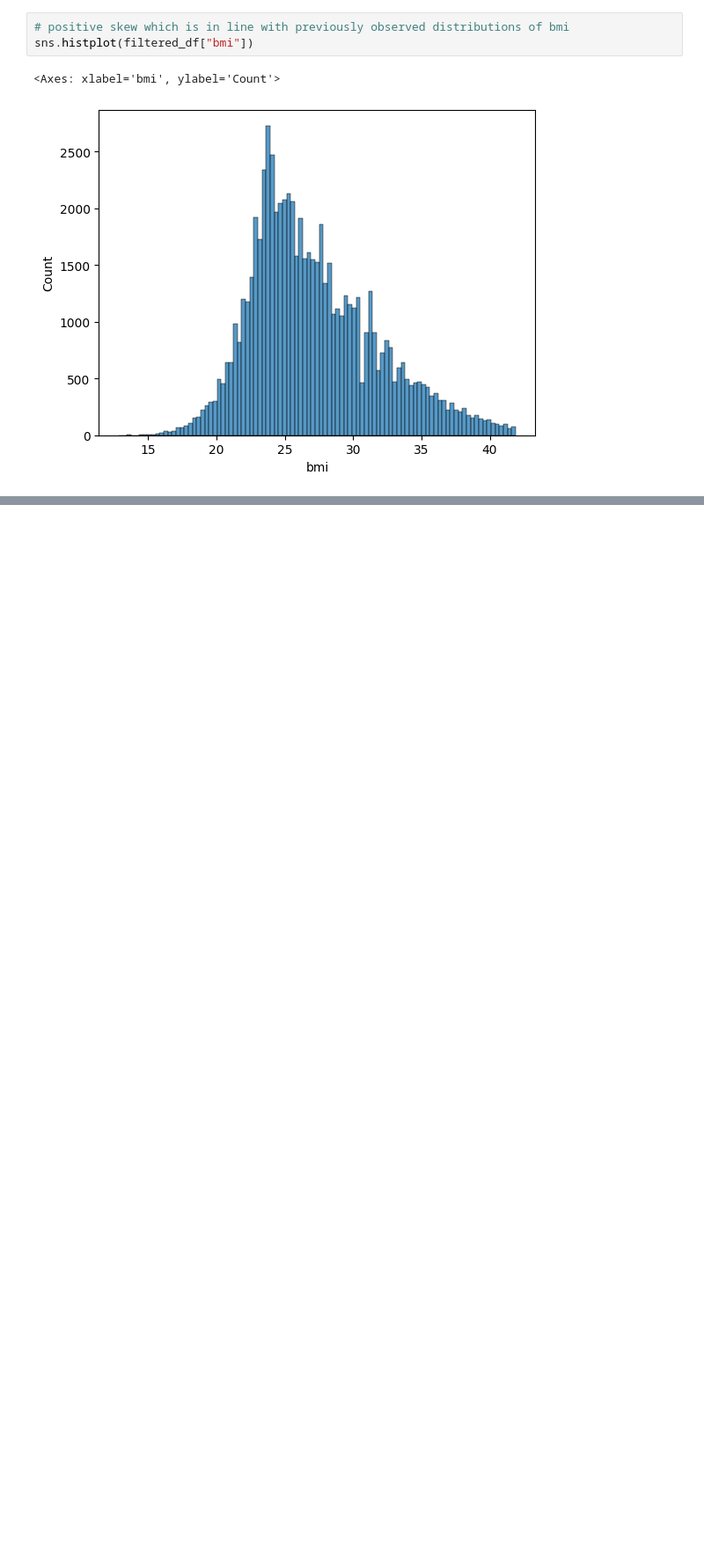
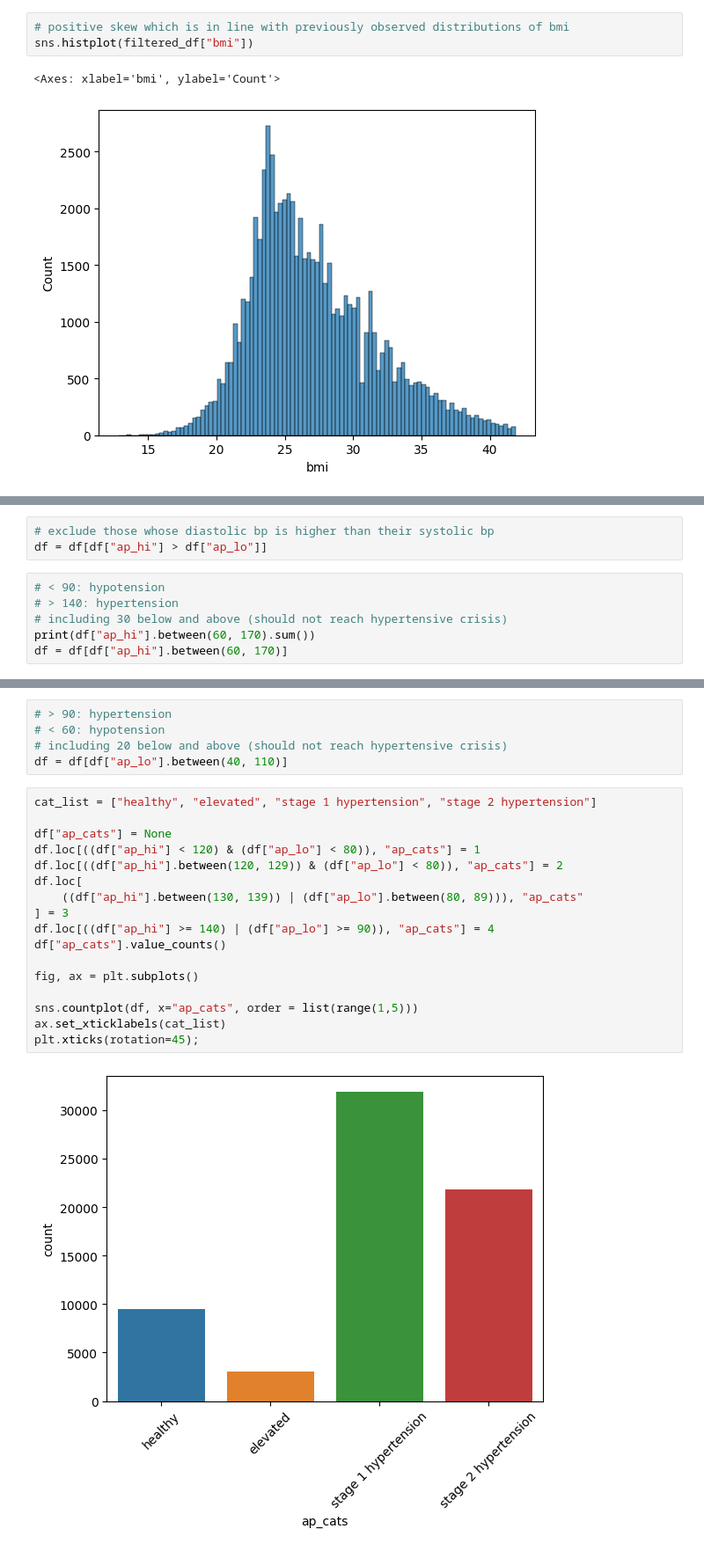
Before and after one commit to jvesand/Machine-learning-Johan-Sandberg, a Jupyter notebook: Lab/2_disease_prediction.ipynb, the cells around one changed output, grey strips where cells are left out. Shown at 88% size. Drawn from its saved outputs; the diff is of its cells as text; blank space fills up the shorter version.

```diff
--- a/Lab/2_disease_prediction.ipynb
+++ b/Lab/2_disease_prediction.ipynb
@@ -154,0 +197,9 @@ sns.histplot(filtered_df["bmi"])
+# %%
+# exclude those whose diastolic bp is higher than their systolic bp
+df = df[df["ap_hi"] > df["ap_lo"]]
+# %%
+# < 90: hypotension
+# > 140: hypertension
+# including 30 below and above (should not reach hypertensive crisis)
+print(df["ap_hi"].between(60, 170).sum())
+df = df[df["ap_hi"].between(60, 170)]
@@ -154,0 +220,24 @@ sns.histplot(filtered_df["bmi"])
+# %%
+# > 90: hypertension
+# < 60: hypotension
+# including 20 below and above (should not reach hypertensive crisis)
+df = df[df["ap_lo"].between(40, 110)]
+# %%
+cat_list = ["healthy", "elevated", "stage 1 hypertension", "stage 2 hypertension"]
+
+df["ap_cats"] = None
+df.loc[((df["ap_hi"] < 120) & (df["ap_lo"] < 80)), "ap_cats"] = 1
+df.loc[((df["ap_hi"].between(120, 129)) & (df["ap_lo"] < 80)), "ap_cats"] = 2
+df.loc[
+    ((df["ap_hi"].between(130, 139)) | (df["ap_lo"].between(80, 89))), "ap_cats"
+] = 3
+df.loc[((df["ap_hi"] >= 140) | (df["ap_lo"] >= 90)), "ap_cats"] = 4
+df["ap_cats"].value_counts()
+
+fig, ax = plt.subplots()
+
+sns.countplot(df, x="ap_cats", order = list(range(1,5)))
+ax.set_xticklabels(cat_list)
+plt.xticks(rotation=45);
+# %% [output]
+[figure, added]
```
Also changed, not shown: parts of 14 cells of this notebook.
